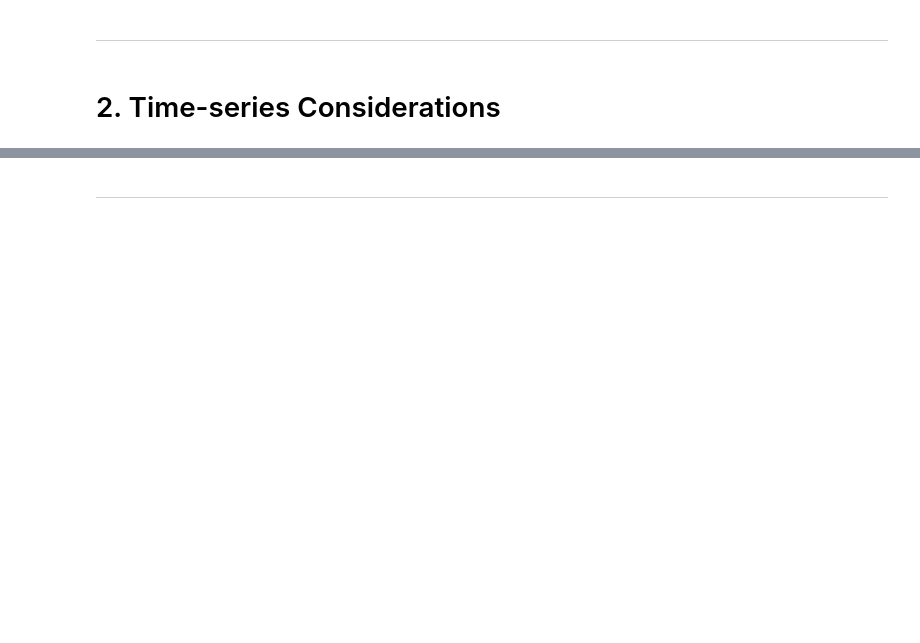
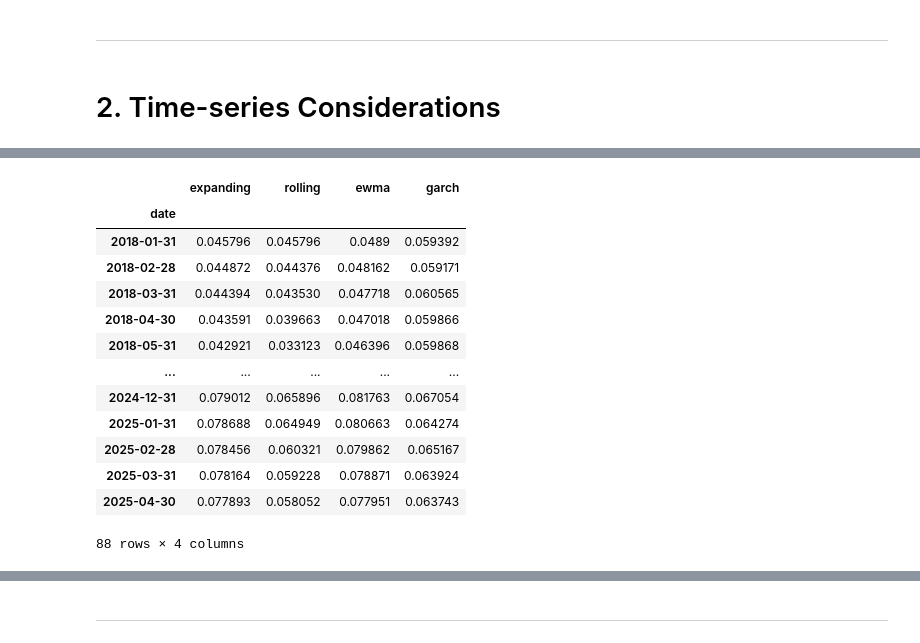
Before and after one commit to dakshox/drw-prework-2025, a Jupyter notebook: assignments/Assessment 2.ipynb, the cells around one changed output, grey strips where cells are left out. Saved outputs shown, nothing was run; the diff lists cells and outputs as text; code cells hidden in the pictures; blank space fills up the shorter version.

```diff
--- a/assignments/Assessment 2.ipynb
+++ b/assignments/Assessment 2.ipynb
@@ -92,0 +181,5 @@ Report the GARCH forecast of volatility in `May 2025` using the data through `Ap
+# %%
+hyg_2 = hyg ** 2
+var['expanding'] = hyg_2.expanding(min_periods=24).mean().shift(1)
+
+var['rolling'] = hyg_2.rolling(24).mean().shift(1)
@@ -92,0 +222,19 @@ Report the GARCH forecast of volatility in `May 2025` using the data through `Ap
+# %%
+var.dropna(inplace=True)
+vol = (var * 12)**.5
+vol
+# %% [output]
+|  | expanding | rolling | ewma | garch |
+| date |  |  |  |  |
+| 2018-01-31 | 0.045796 | 0.045796 | 0.0489 | 0.059392 |
+| 2018-02-28 | 0.044872 | 0.044376 | 0.048162 | 0.059171 |
+| 2018-03-31 | 0.044394 | 0.043530 | 0.047718 | 0.060565 |
+| 2018-04-30 | 0.043591 | 0.039663 | 0.047018 | 0.059866 |
+| 2018-05-31 | 0.042921 | 0.033123 | 0.046396 | 0.059868 |
+| ... | ... | ... | ... | ... |
+| 2024-12-31 | 0.079012 | 0.065896 | 0.081763 | 0.067054 |
+| 2025-01-31 | 0.078688 | 0.064949 | 0.080663 | 0.064274 |
+| 2025-02-28 | 0.078456 | 0.060321 | 0.079862 | 0.065167 |
+| 2025-03-31 | 0.078164 | 0.059228 | 0.078871 | 0.063924 |
+| 2025-04-30 | 0.077893 | 0.058052 | 0.077951 | 0.063743 |
+88 rows × 4 columns
```
Also changed, not shown: parts of 46 cells of this notebook.
